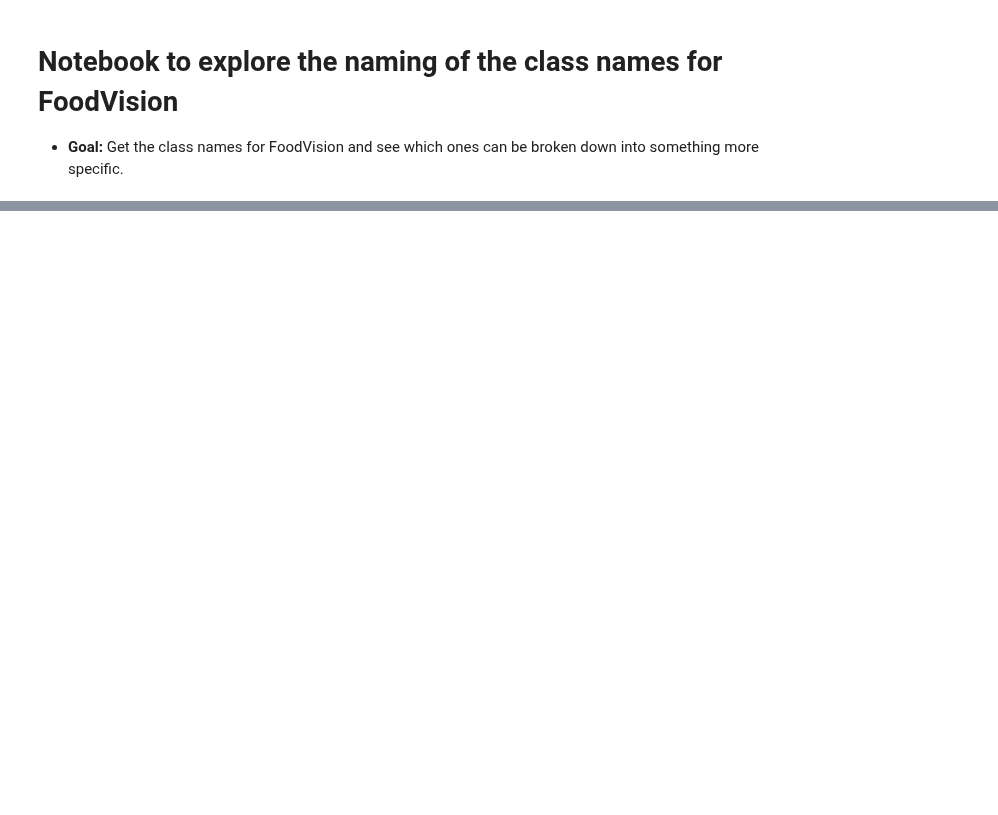
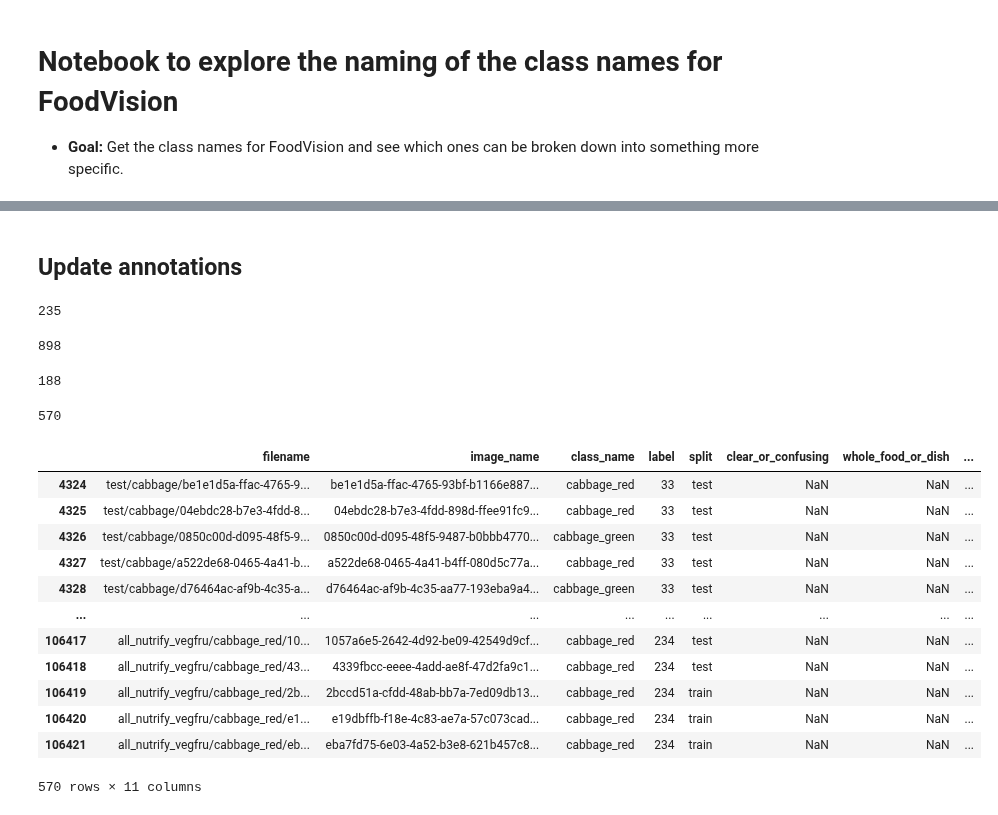
Before and after one commit to mrdbourke/nutrify, a Jupyter notebook: foodvision/notebooks/00_explore_class_names.ipynb, the cells around one changed output, grey strips where cells are left out. Saved outputs shown, nothing was run; the diff lists cells and outputs as text; code cells hidden in the pictures; blank space fills up the shorter version.

```diff
--- a/foodvision/notebooks/00_explore_class_names.ipynb
+++ b/foodvision/notebooks/00_explore_class_names.ipynb
@@ -109,0 +232,2 @@ vegfru_class_names_not_in_nutrify
+# %% [markdown]
+## Update annotations
@@ -109,0 +237,68 @@ vegfru_class_names_not_in_nutrify
+# %%
+lettuce_rows = updated_annotations[updated_annotations['class_name'] == "lettuce"]
+
+# Get the indices of the rows which have the name "lettuce"
+lettuce_indices = lettuce_rows.index
+
+len(lettuce_rows)
+
+# Rename all rows with the name "lettuce" to be "lettuce_iceberg"
+updated_annotations.loc[lettuce_indices, 'class_name'] = "lettuce_iceberg"
+# %%
+# How many rows have the name "lettuce"?
+len(updated_annotations.class_name.unique())
+# %% [output]
+235
+# %%
+lettuce_rename = {"oakleaf_lettuce": "lettuce_oakleaf",
+                  "cos_lettuce": "lettuce_cos",
+                  "iceberg_lettuce": "lettuce_iceberg"}
+
+# Rename all rows containing "lettuce" to be a map of lettuce_rename
+for key, value in lettuce_rename.items():
+    updated_annotations.loc[updated_annotations['class_name'].str.contains(key), 'class_name'] = value
+
+# How many rows contain "lettuce"?
+len(updated_annotations[updated_annotations['class_name'].str.contains("lettuce")])
+# %% [output]
+898
+# %%
+# Rename all rows containing "capsicum" to be a random selection of capsicum_options
+capsicum_options = ["capsicum_green", "capsicum_red", "capsicum_yellow", "capsicum_orange"]
+
+capsicum_rows = updated_annotations[updated_annotations['class_name'] == "capsicum"]
+capsicum_indices = capsicum_rows.index
+
+updated_annotations.loc[capsicum_indices, 'class_name'] = np.random.choice(capsicum_options, size=len(capsicum_indices))
+
+# How many rows contain "capsicum"?
+len(updated_annotations[updated_annotations['class_name'].str.contains("capsicum")])
+# %% [output]
+188
+# %%
+# cabbage -> cabbage_green/cabbage_red
+cabbage_options = ["cabbage_green", "cabbage_red"]
+
+cabbage_rows = updated_annotations[updated_annotations['class_name'] == "cabbage"]
+cabbage_indices = cabbage_rows.index
+
+updated_annotations.loc[cabbage_indices, 'class_name'] = np.random.choice(cabbage_options, size=len(cabbage_indices))
+
+# How many rows contain "cabbage"?
+print(len(updated_annotations[updated_annotations['class_name'].str.contains("cabbage")]))
+updated_annotations[updated_annotations['class_name'].str.contains("cabbage")]
+# %% [output]
+570
+|  | filename | image_name | class_name | label | split | clear_or_confusing | whole_food_or_dish | ... |
+| 4324 | test/cabbage/be1e1d5a-ffac-4765-9... | be1e1d5a-ffac-4765-93bf-b1166e887... | cabbage_red | 33 | test | NaN | NaN | ... |
+| 4325 | test/cabbage/04ebdc28-b7e3-4fdd-8... | 04ebdc28-b7e3-4fdd-898d-ffee91fc9... | cabbage_red | 33 | test | NaN | NaN | ... |
+| 4326 | test/cabbage/0850c00d-d095-48f5-9... | 0850c00d-d095-48f5-9487-b0bbb4770... | cabbage_green | 33 | test | NaN | NaN | ... |
+| 4327 | test/cabbage/a522de68-0465-4a41-b... | a522de68-0465-4a41-b4ff-080d5c77a... | cabbage_red | 33 | test | NaN | NaN | ... |
+| 4328 | test/cabbage/d76464ac-af9b-4c35-a... | d76464ac-af9b-4c35-aa77-193eba9a4... | cabbage_green | 33 | test | NaN | NaN | ... |
+| ... | ... | ... | ... | ... | ... | ... | ... | ... |
+| 106417 | all_nutrify_vegfru/cabbage_red/10... | 1057a6e5-2642-4d92-be09-42549d9cf... | cabbage_red | 234 | test | NaN | NaN | ... |
+| 106418 | all_nutrify_vegfru/cabbage_red/43... | 4339fbcc-eeee-4add-ae8f-47d2fa9c1... | cabbage_red | 234 | test | NaN | NaN | ... |
+| 106419 | all_nutrify_vegfru/cabbage_red/2b... | 2bccd51a-cfdd-48ab-bb7a-7ed09db13... | cabbage_red | 234 | train | NaN | NaN | ... |
+| 106420 | all_nutrify_vegfru/cabbage_red/e1... | e19dbffb-f18e-4c83-ae7a-57c073cad... | cabbage_red | 234 | train | NaN | NaN | ... |
+| 106421 | all_nutrify_vegfru/cabbage_red/eb... | eba7fd75-6e03-4a52-b3e8-621b457c8... | cabbage_red | 234 | train | NaN | NaN | ... |
+570 rows × 11 columns
```
Also changed, not shown: parts of 32 cells of this notebook, 2 other files.
